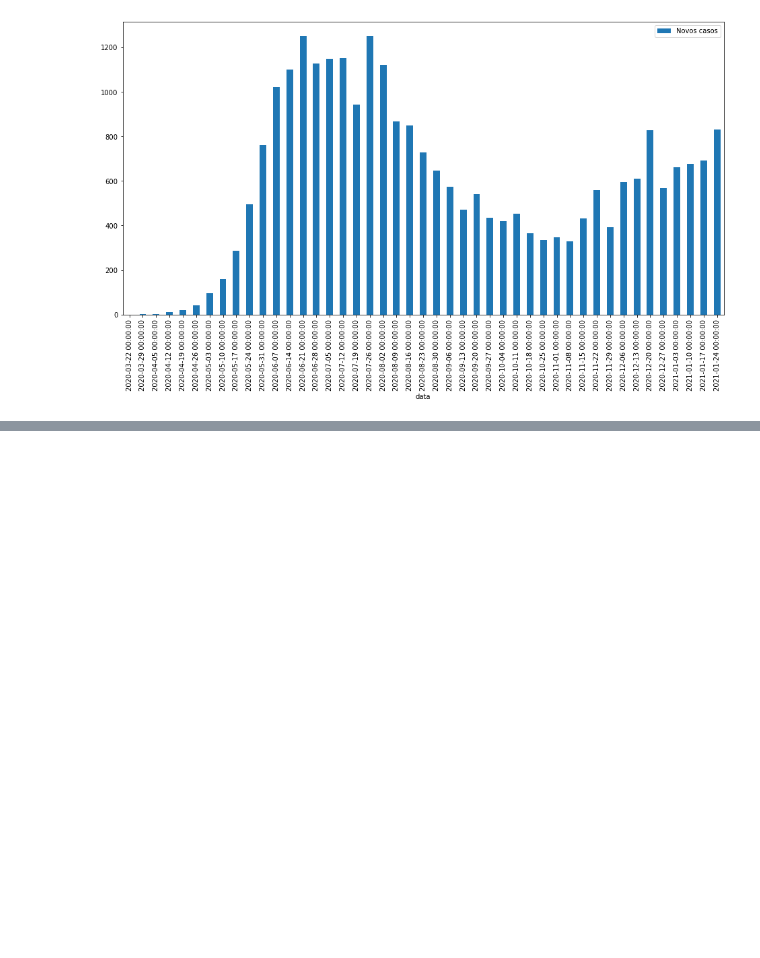
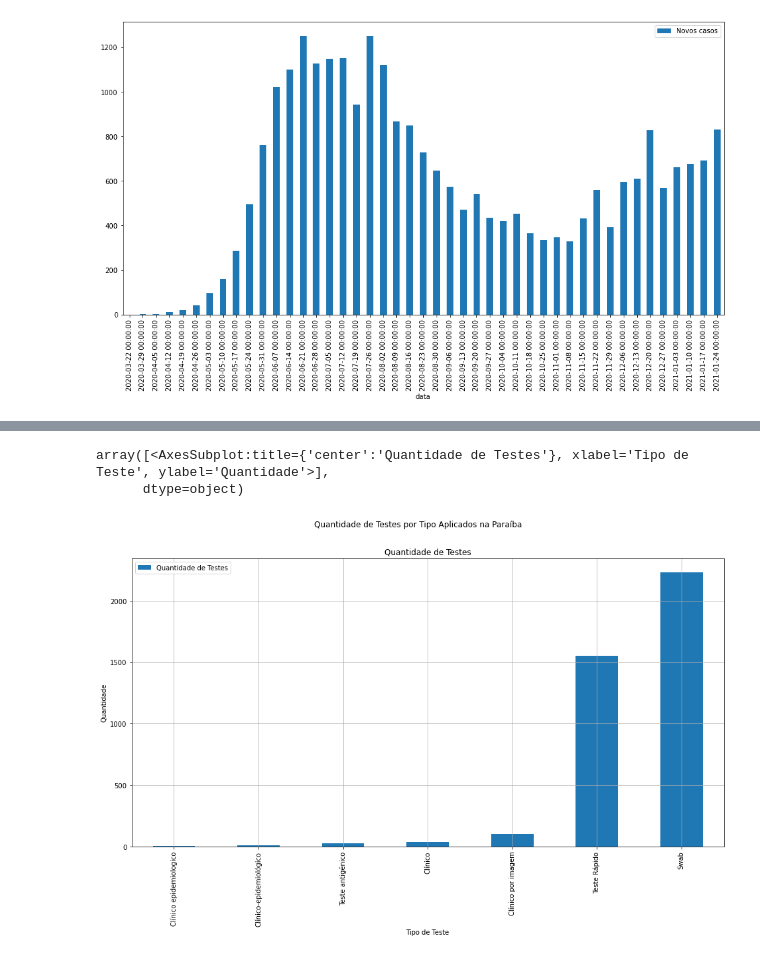
Before and after one commit to PETEletricaUFPB/intro_a_manipulacao_de_dados_com_python, a Jupyter notebook: notebooks/Aula 12- Manipulando dados da covid-19.ipynb, the cells around one changed output, grey strips where cells are left out. Saved outputs shown, nothing was run; the diff lists cells and outputs as text; code cells hidden in the pictures; blank space fills up the shorter version.

```diff
--- a/notebooks/Aula 12- Manipulando dados da covid-19.ipynb
+++ b/notebooks/Aula 12- Manipulando dados da covid-19.ipynb
@@ -146,0 +278,18 @@ plt.legend(["Novos casos"])
+# %%
+testes_covid = obitos_covid.drop(columns=['Sexo','Inicio Sintomas','Município de Residência','Doenças preexistentes']).groupby(['Método']).count()
+
+testes_covid.rename(columns={'Idade':'Quantidade de Testes'},inplace=True)
+testes_covid.sort_values(by=['Quantidade de Testes'],inplace=True)
+
+testes_covid.plot.bar(
+    title='Quantidade de Testes por Tipo Aplicados na Paraíba',
+    ylabel='Quantidade',
+    xlabel='Tipo de Teste',
+    subplots=True,
+    grid=True,
+    figsize=(16,8)
+)
+# %% [output]
+array([<AxesSubplot:title={'center':'Quantidade de Testes'}, xlabel='Tipo de Teste', ylabel='Quantidade'>],
+      dtype=object)
+[figure, added]
```
Also changed, not shown: parts of 25 cells of this notebook.
